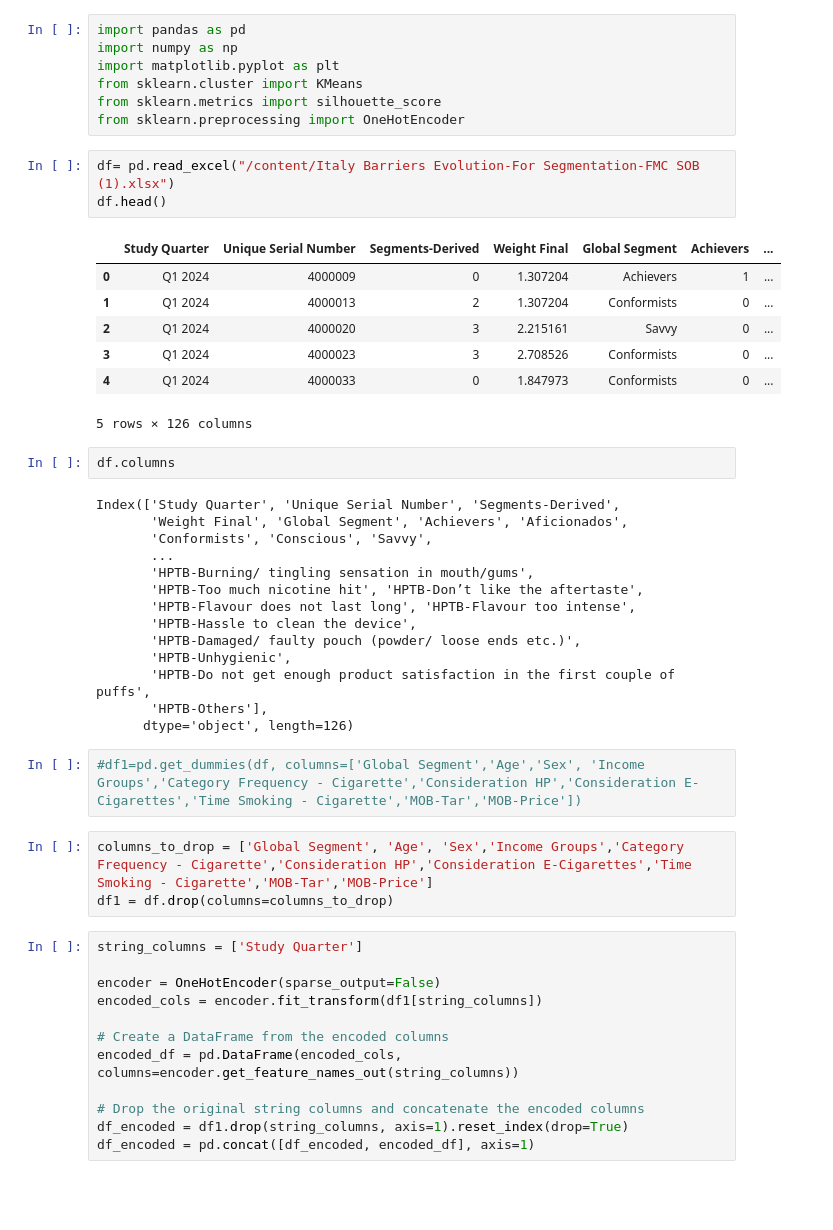
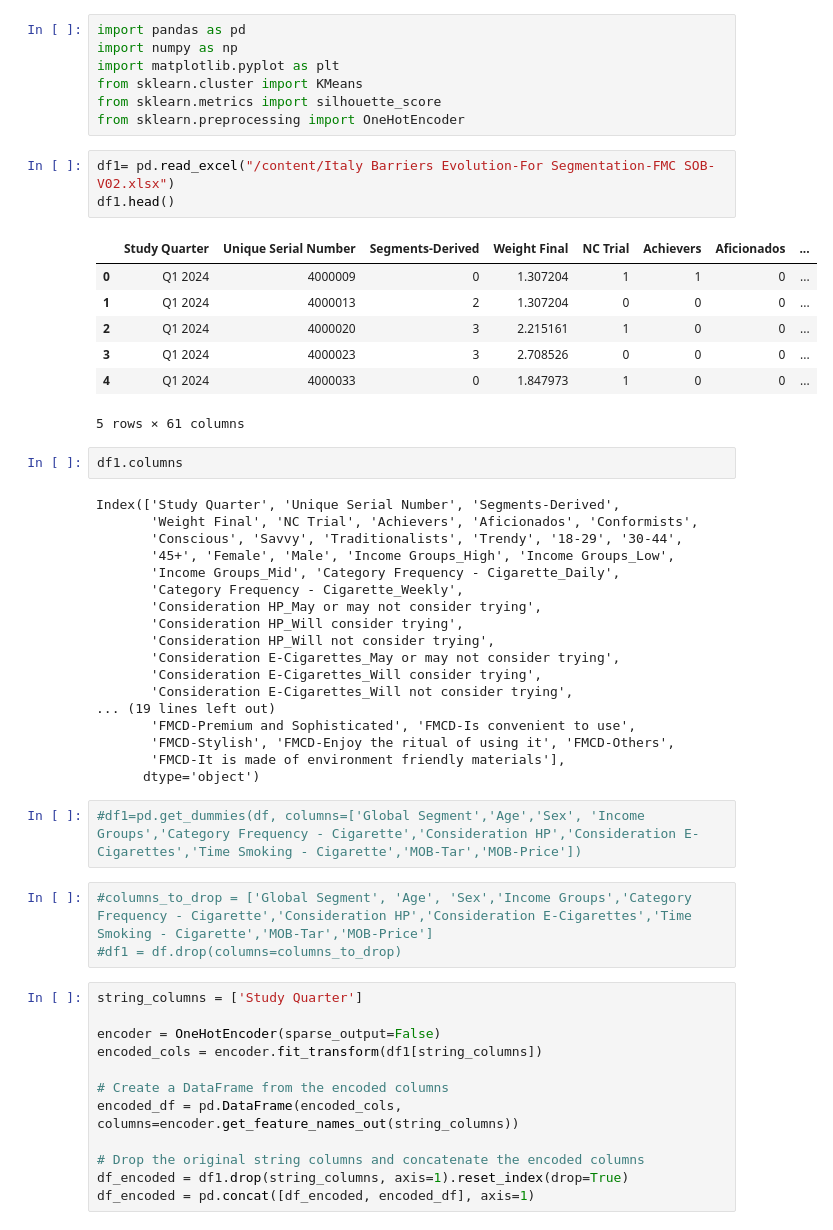
Before and after one commit to vivek6311/Artificial-Intelligence-with-Python, a Jupyter notebook: Italy_K_mean_Clustering.ipynb, the cells around one changed output. Drawn from its saved outputs; the diff is of its cells as text; blank space fills up the shorter version.

```diff
--- a/Italy_K_mean_Clustering.ipynb
+++ b/Italy_K_mean_Clustering.ipynb
@@ -8,37 +8,41 @@ from sklearn.cluster import KMeans
 from sklearn.metrics import silhouette_score
 from sklearn.preprocessing import OneHotEncoder
 # %%
-df= pd.read_excel("/content/Italy Barriers Evolution-For Segmentation-FMC SOB (1).xlsx")
-df.head()
+df1= pd.read_excel("/content/Italy Barriers Evolution-For Segmentation-FMC SOB-V02.xlsx")
+df1.head()
 # %% [output]
-|  | Study Quarter | Unique Serial Number | Segments-Derived | Weight Final | Global Segment | Achievers | ... |
-| 0 | Q1 2024 | 4000009 | 0 | 1.307204 | Achievers | 1 | ... |
-| 1 | Q1 2024 | 4000013 | 2 | 1.307204 | Conformists | 0 | ... |
-| 2 | Q1 2024 | 4000020 | 3 | 2.215161 | Savvy | 0 | ... |
-| 3 | Q1 2024 | 4000023 | 3 | 2.708526 | Conformists | 0 | ... |
-| 4 | Q1 2024 | 4000033 | 0 | 1.847973 | Conformists | 0 | ... |
+|  | Study Quarter | Unique Serial Number | Segments-Derived | Weight Final | NC Trial | Achievers | Aficionados | ... |
+| 0 | Q1 2024 | 4000009 | 0 | 1.307204 | 1 | 1 | 0 | ... |
+| 1 | Q1 2024 | 4000013 | 2 | 1.307204 | 0 | 0 | 0 | ... |
+| 2 | Q1 2024 | 4000020 | 3 | 2.215161 | 1 | 0 | 0 | ... |
+| 3 | Q1 2024 | 4000023 | 3 | 2.708526 | 0 | 0 | 0 | ... |
+| 4 | Q1 2024 | 4000033 | 0 | 1.847973 | 1 | 0 | 0 | ... |
-5 rows × 126 columns
+5 rows × 61 columns
 # %%
-df.columns
+df1.columns
 # %% [output]
 Index(['Study Quarter', 'Unique Serial Number', 'Segments-Derived',
-       'Weight Final', 'Global Segment', 'Achievers', 'Aficionados',
-       'Conformists', 'Conscious', 'Savvy',
-       ...
-       'HPTB-Burning/ tingling sensation in mouth/gums',
-       'HPTB-Too much nicotine hit', 'HPTB-Don’t like the aftertaste',
-       'HPTB-Flavour does not last long', 'HPTB-Flavour too intense',
-       'HPTB-Hassle to clean the device',
-       'HPTB-Damaged/ faulty pouch (powder/ loose ends etc.)',
-       'HPTB-Unhygienic',
-       'HPTB-Do not get enough product satisfaction in the first couple of puffs',
-       'HPTB-Others'],
-      dtype='object', length=126)
+       'Weight Final', 'NC Trial', 'Achievers', 'Aficionados', 'Conformists',
+       'Conscious', 'Savvy', 'Traditionalists', 'Trendy', '18-29', '30-44',
+       '45+', 'Female', 'Male', 'Income Groups_High', 'Income Groups_Low',
+       'Income Groups_Mid', 'Category Frequency - Cigarette_Daily',
+       'Category Frequency - Cigarette_Weekly',
+       'Consideration HP_May or may not consider trying',
+       'Consideration HP_Will consider trying',
+       'Consideration HP_Will not consider trying',
+       'Consideration E-Cigarettes_May or may not consider trying',
+       'Consideration E-Cigarettes_Will consider trying',
+       'Consideration E-Cigarettes_Will not consider trying',
+... (19 lines left out)
+       'FMCD-Premium and Sophisticated', 'FMCD-Is convenient to use',
+       'FMCD-Stylish', 'FMCD-Enjoy the ritual of using it', 'FMCD-Others',
+       'FMCD-It is made of environment friendly materials'],
+      dtype='object')
 # %%
 #df1=pd.get_dummies(df, columns=['Global Segment','Age','Sex', 'Income Groups','Category Frequency - Cigarette','Consideration HP','Consideration E-Cigarettes','Time Smoking - Cigarette','MOB-Tar','MOB-Price'])
 # %%
-columns_to_drop = ['Global Segment', 'Age', 'Sex','Income Groups','Category Frequency - Cigarette','Consideration HP','Consideration E-Cigarettes','Time Smoking - Cigarette','MOB-Tar','MOB-Price']
-df1 = df.drop(columns=columns_to_drop)
+#columns_to_drop = ['Global Segment', 'Age', 'Sex','Income Groups','Category Frequency - Cigarette','Consideration HP','Consideration E-Cigarettes','Time Smoking - Cigarette','MOB-Tar','MOB-Price']
+#df1 = df.drop(columns=columns_to_drop)
 # %%
 string_columns = ['Study Quarter']
 
```
Also changed, not shown: parts of 16 cells of this notebook.
